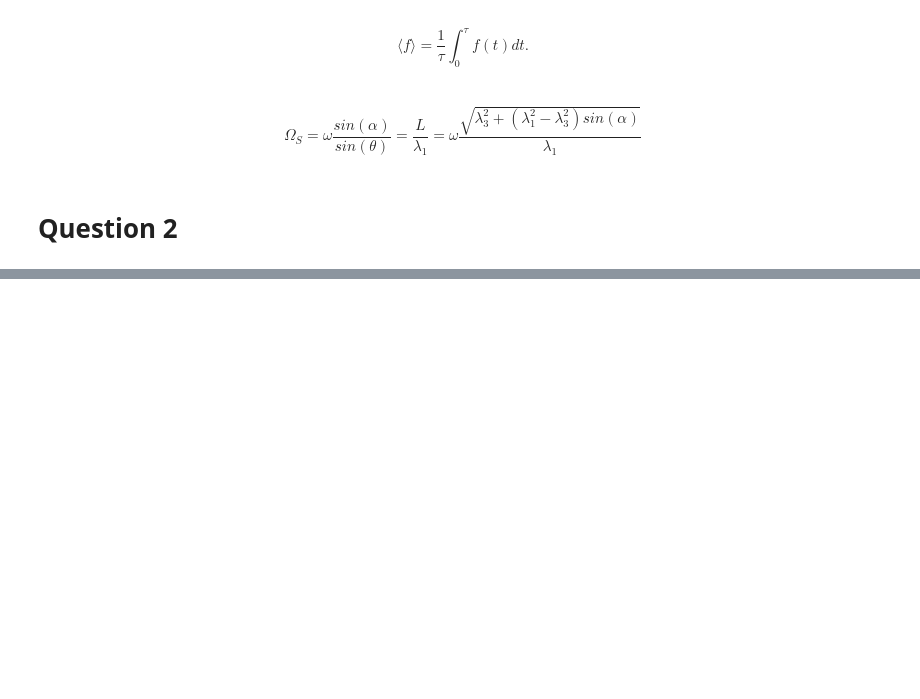
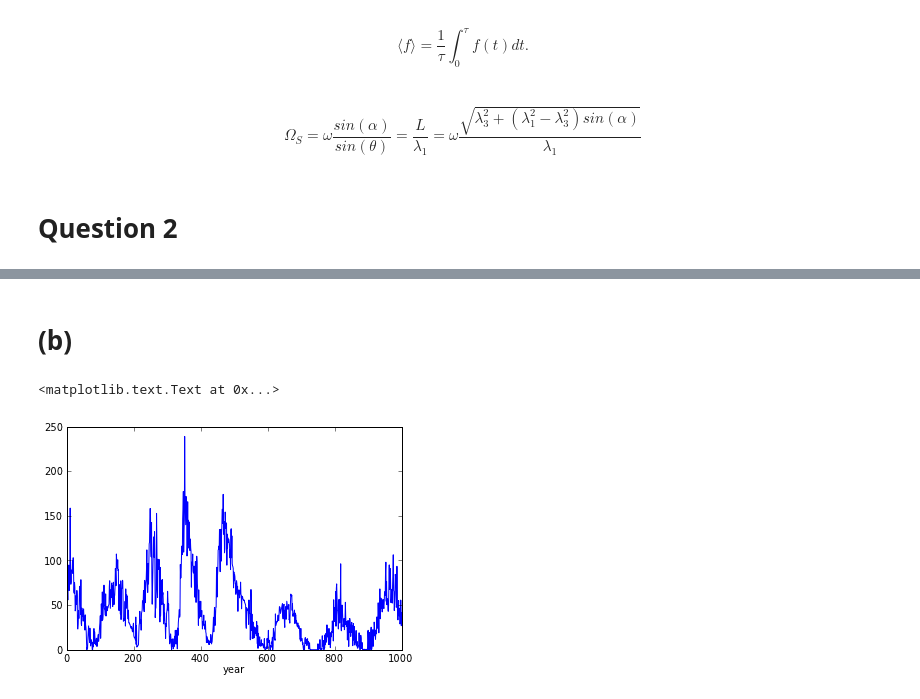
Before and after one commit to aalittlephys202/PHYS202-S13, a Jupyter notebook: Week3/GraphicsEx2.ipynb, the cells around one changed output, grey strips where cells are left out. Cells and saved outputs as stored; diff of their text form; code cells hidden in the pictures; blank space fills up the shorter version.

```diff
--- a/Week3/GraphicsEx2.ipynb
+++ b/Week3/GraphicsEx2.ipynb
@@ -34,0 +81,12 @@ Question 2
+# %% [markdown]
+(b)
+====
+# %%
+data = loadtxt('/Users/Alex/Desktop/sunspots.txt',float)
+x = data[:,0]
+y = data[:,1]
+plot(x[:1001],y[:1001])
+xlabel("year")
+# %% [output]
+<matplotlib.text.Text at 0x...>
+[figure, added]
```
Also changed, not shown: parts of 12 cells of this notebook, 2 other files.
